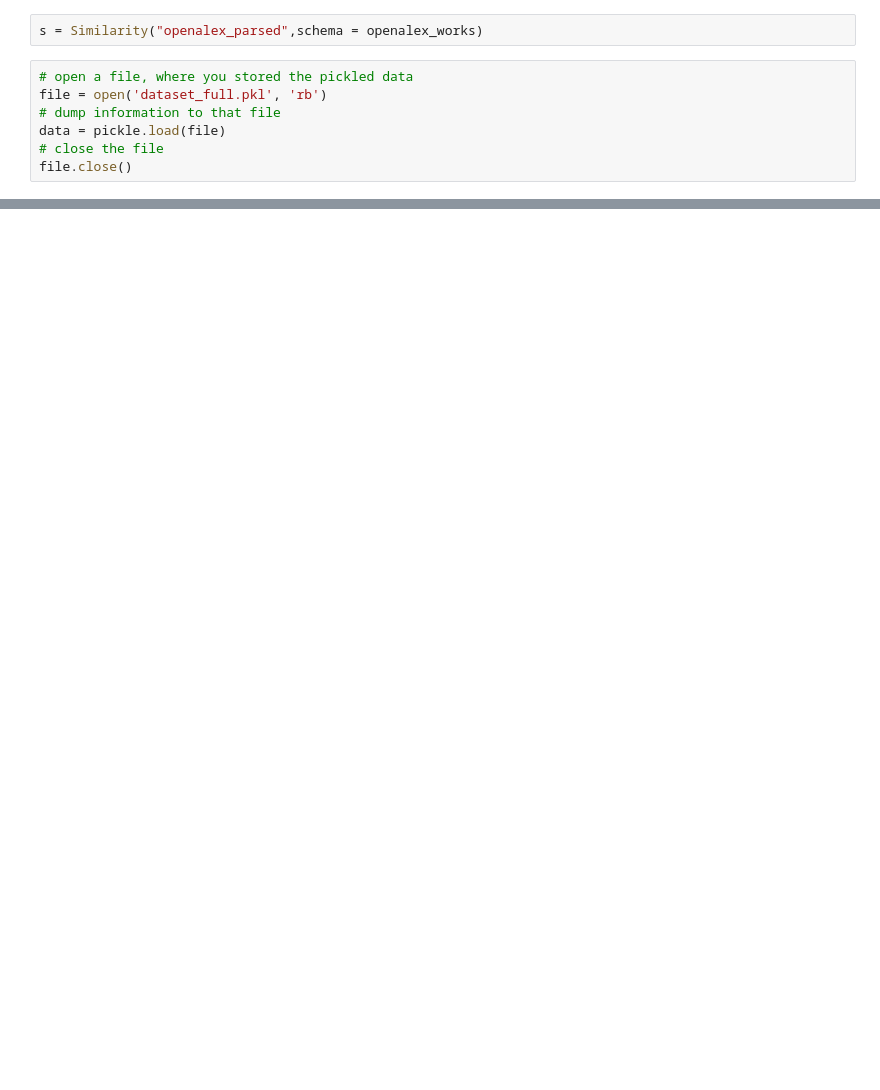
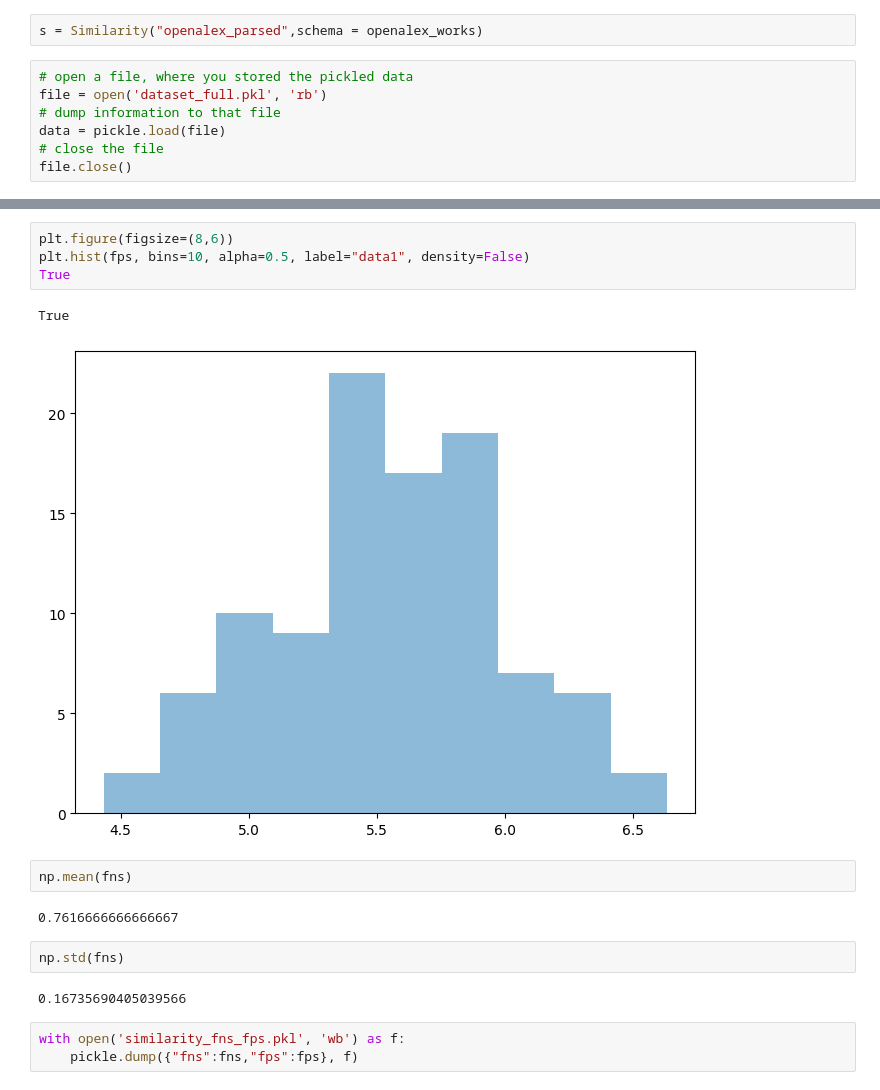
Before and after one commit to omazapa/colav_similarity_es, a Jupyter notebook: Test Mohan.ipynb, the cells around one changed output, grey strips where cells are left out. Saved outputs shown, nothing was run; the diff lists cells and outputs as text; blank space fills up the shorter version.

```diff
--- a/Test Mohan.ipynb
+++ b/Test Mohan.ipynb
@@ -79,0 +341,18 @@ fp
+# %%
+plt.figure(figsize=(8,6))
+plt.hist(fps, bins=10, alpha=0.5, label="data1", density=False)
+True
+# %% [output]
+True
+[figure, added]
+# %%
+np.mean(fns)
+# %% [output]
+0.7616666666666667
+# %%
+np.std(fns)
+# %% [output]
+0.16735690405039566
+# %%
+with open('similarity_fns_fps.pkl', 'wb') as f:
+    pickle.dump({"fns":fns,"fps":fps}, f)
```
Also changed, not shown: parts of 8 cells of this notebook, 1 other file.
